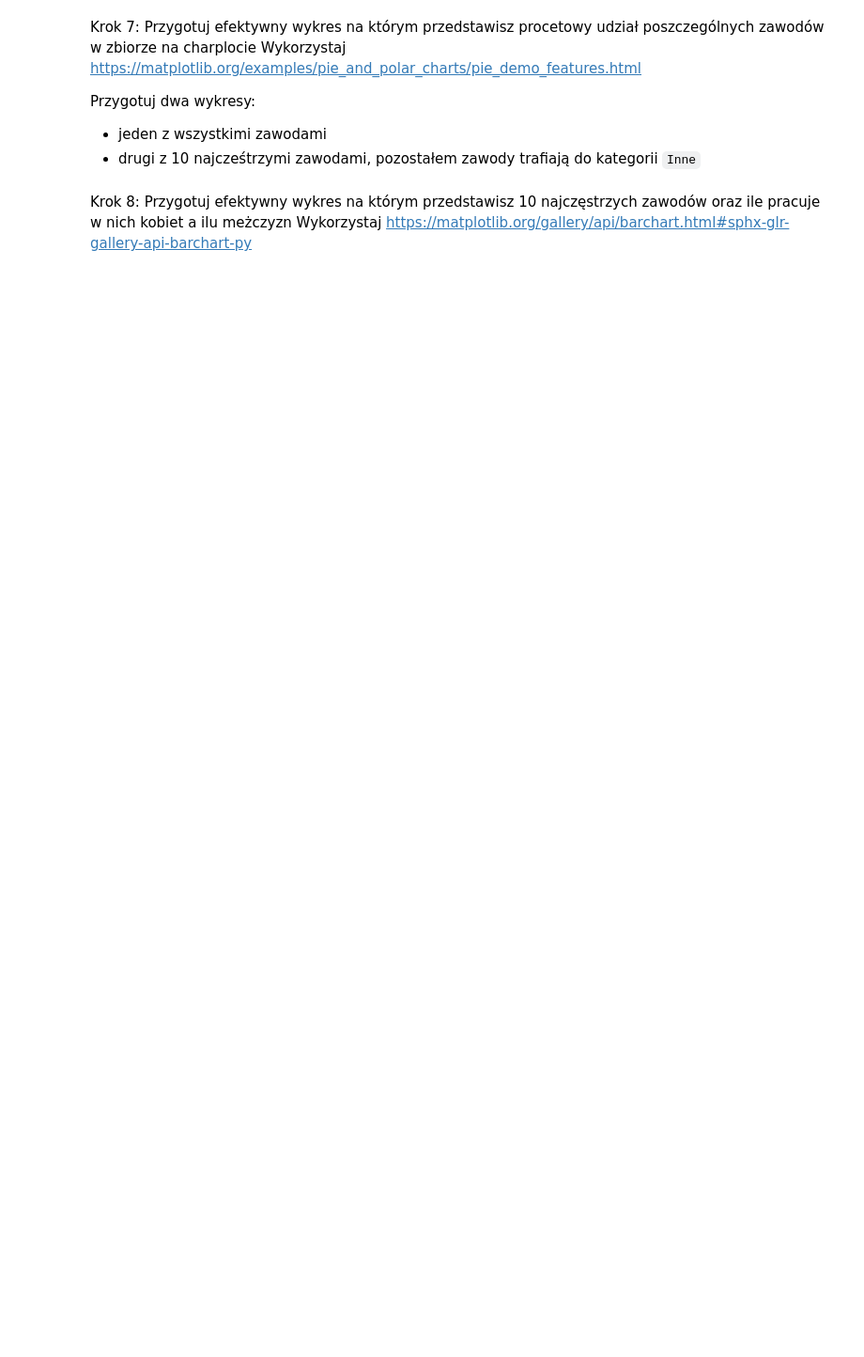
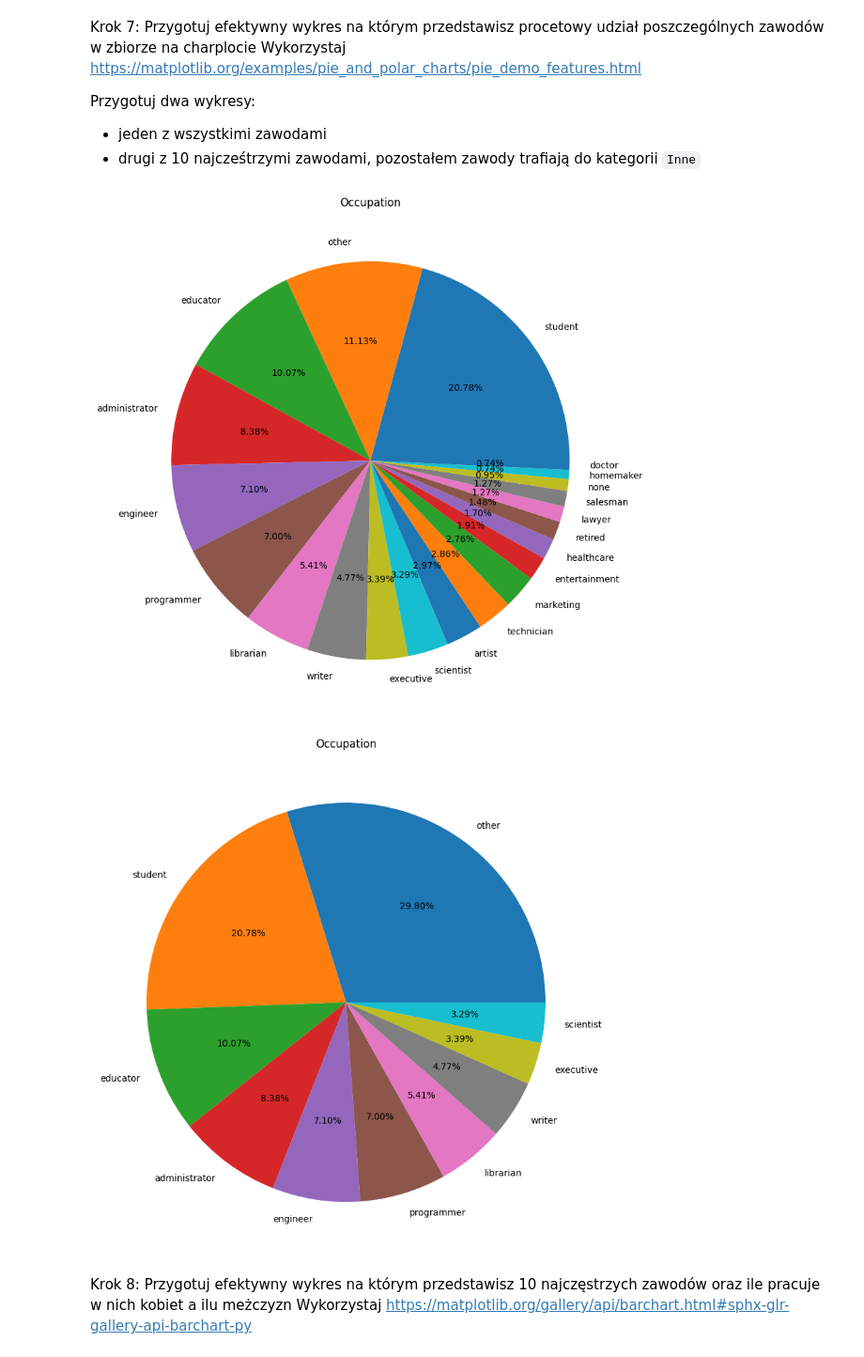
Before and after one commit to j-piasecki/effective_python, a Jupyter notebook: lab12.ipynb, the cells around one changed output. Shown at 94% size. Saved outputs shown, nothing was run; the diff lists cells and outputs as text; code cells hidden in the pictures; blank space fills up the shorter version.

```diff
--- a/lab12.ipynb
+++ b/lab12.ipynb
@@ -168,5 +169,9 @@ Odchylenie standardowe: 122.0299635081389
 ## Część II
 # %% [markdown]
 Krok 1: Wczytaj dane
+# %%
+import pandas as pd
+
+data = pd.read_csv('./lab12_files/ocupation.csv', sep='|')
 # %% [markdown]
 Krok 2: Podejrzyj pierwsze 25 rekordów
@@ -185,6 +248,23 @@ Wykorzystaj https://matplotlib.org/examples/pie_and_polar_charts/pie_demo_featur
 Przygotuj dwa wykresy:
 - jeden z wszystkimi zawodami
 - drugi z 10 najcześtrzymi zawodami, pozostałem zawody trafiają do kategorii `Inne`
+# %%
+import matplotlib.pyplot as plt
+
+data['occupation'].value_counts().plot.pie(figsize=(10, 10), autopct='%.2f%%', label='')
+plt.title('Occupation')
+plt.show()
+
+
+top_10_occupations = data['occupation'].value_counts().head(10).index
+top_10_or_other = data['occupation'].apply(lambda x: x if x in top_10_occupations else 'other')
+
+top_10_or_other.value_counts().plot.pie(figsize=(10, 10), autopct='%.2f%%', label='')
+plt.title('Occupation')
+plt.show()
+# %% [output]
+[figure, added]
+[figure, added]
 # %% [markdown]
 Krok 8: Przygotuj efektywny wykres na którym przedstawisz 10 najczęstrzych zawodów oraz ile pracuje w nich kobiet a ilu meżczyzn
 Wykorzystaj https://matplotlib.org/gallery/api/barchart.html#sphx-glr-gallery-api-barchart-py
```
Also changed, not shown: parts of 10 cells of this notebook.
